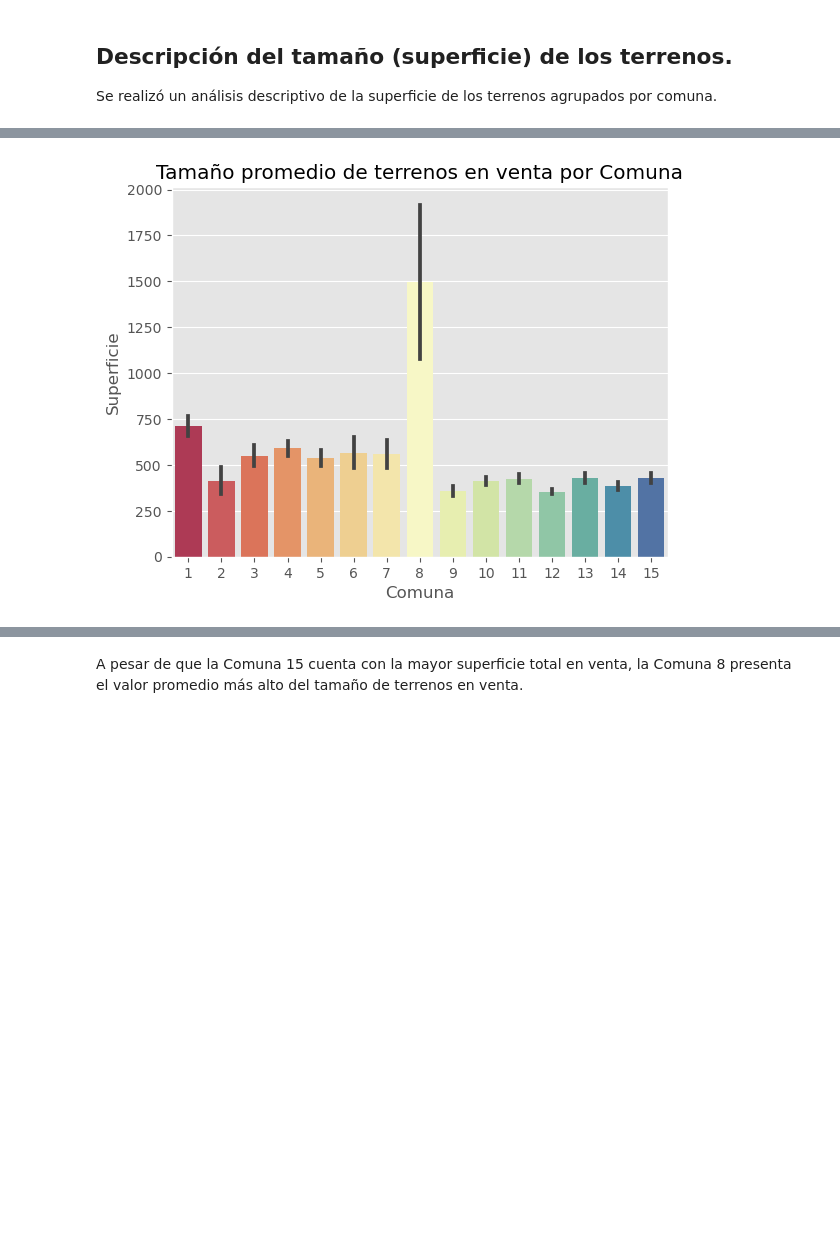
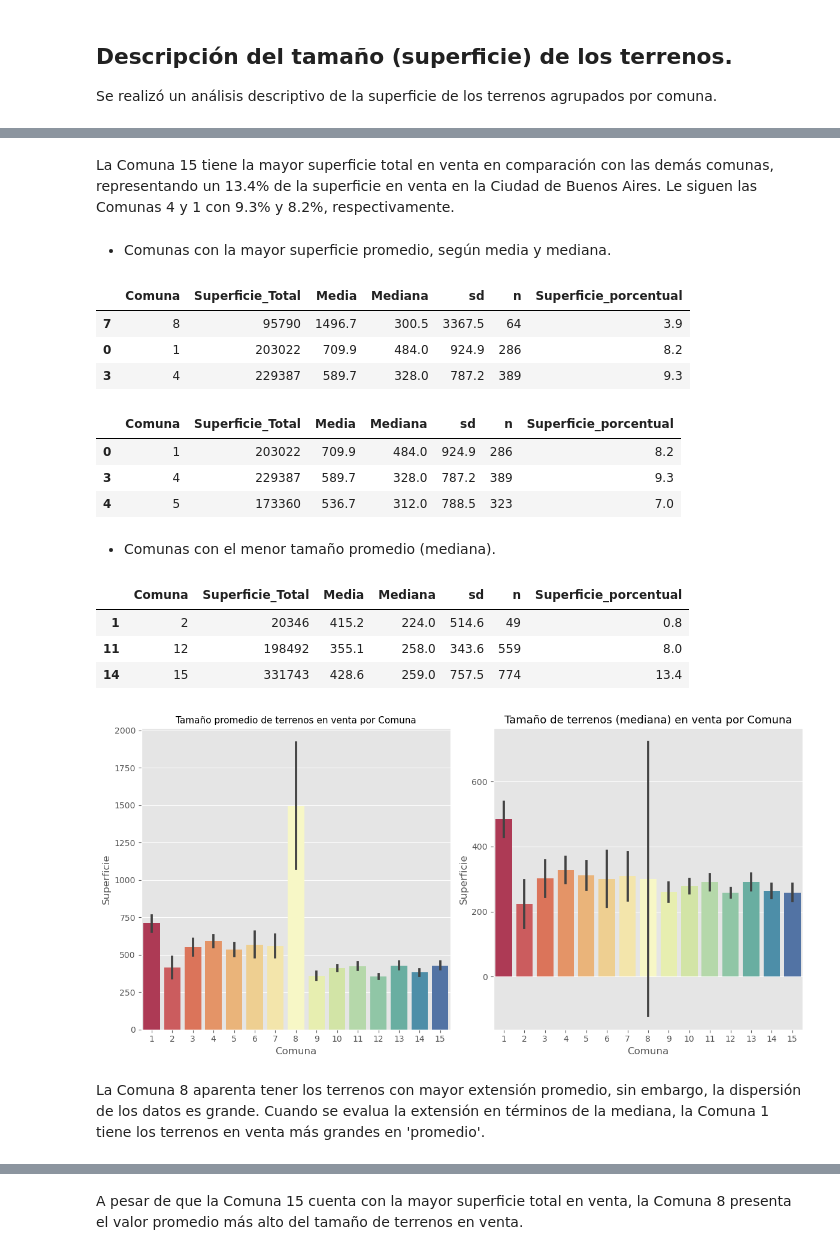
Before and after one commit to Sonia-deleo/Terrenos_CABA, a Jupyter notebook: Terrenos CABA_final.ipynb, the cells around one changed output, grey strips where cells are left out. Cells and saved outputs as stored; diff of their text form; code cells hidden in the pictures; blank space fills up the shorter version.

```diff
--- a/Terrenos CABA_final.ipynb
+++ b/Terrenos CABA_final.ipynb
@@ -313,11 +320,55 @@ array([ 8.2 ,  0.82,  7.66,  9.27,  7.  ,  4.49,  7.18,  3.87,  4.11,
+# %% [markdown]
+La Comuna 15 tiene la mayor superficie total en venta en comparación con las demás comunas, representando un 13.4% de la superficie en venta en la Ciudad de Buenos Aires.
+Le siguen las Comunas 4 y 1 con 9.3% y 8.2%, respectivamente.
+# %% [markdown]
+- Comunas con la mayor superficie promedio, según media y mediana.
+# %%
+comunas_df.sort_values(by='Media', ascending=False).head(3)
+# %% [output]
+|  | Comuna | Superficie_Total | Media | Mediana | sd | n | Superficie_porcentual |
+| 7 | 8 | 95790 | 1496.7 | 300.5 | 3367.5 | 64 | 3.9 |
+| 0 | 1 | 203022 | 709.9 | 484.0 | 924.9 | 286 | 8.2 |
+| 3 | 4 | 229387 | 589.7 | 328.0 | 787.2 | 389 | 9.3 |
+# %%
+comunas_df.sort_values(by='Mediana', ascending=False).head(3)
+# %% [output]
+|  | Comuna | Superficie_Total | Media | Mediana | sd | n | Superficie_porcentual |
+| 0 | 1 | 203022 | 709.9 | 484.0 | 924.9 | 286 | 8.2 |
+| 3 | 4 | 229387 | 589.7 | 328.0 | 787.2 | 389 | 9.3 |
+| 4 | 5 | 173360 | 536.7 | 312.0 | 788.5 | 323 | 7.0 |
+# %% [markdown]
+- Comunas con el menor tamaño promedio (mediana).
+# %%
+comunas_df.sort_values(by='Mediana', ascending=True).head(3)
+# %% [output]
+|  | Comuna | Superficie_Total | Media | Mediana | sd | n | Superficie_porcentual |
+| 1 | 2 | 20346 | 415.2 | 224.0 | 514.6 | 49 | 0.8 |
+| 11 | 12 | 198492 | 355.1 | 258.0 | 343.6 | 559 | 8.0 |
+| 14 | 15 | 331743 | 428.6 | 259.0 | 757.5 | 774 | 13.4 |
 # %%
+fig, ax = plt.subplots(1, 2,  figsize=(12,6))
+
 sns.barplot(df_dolar_f, x="Comuna", y="Superficie",
             estimator="mean",
             errorbar='se',
             palette=sns.color_palette('Spectral',15),
             fill=True,
-            width= 0.8)
-plt.title('Tamaño promedio de terrenos en venta por Comuna')
+            width= 0.8,
+            ax=ax[0])
+ax[0].set_title('Tamaño promedio de terrenos en venta por Comuna', fontsize=11)
+
+sns.barplot(df_dolar_f, x="Comuna", y="Superficie",
+            estimator="median",
+            errorbar='se',
+            palette=sns.color_palette('Spectral',15),
+            fill=True,
+            width= 0.8,
+            ax=ax[1])
+ax[1].set_title('Tamaño de terrenos (mediana) en venta por Comuna', fontsize=13)
+plt.tight_layout()
+
 plt.show()
 # %% [output]
-[figure, old version]
+[figure, new version]
+# %% [markdown]
+La Comuna 8 aparenta tener los terrenos con mayor extensión promedio, sin embargo, la dispersión de los datos es grande. Cuando se evalua la extensión en términos de la mediana, la Comuna 1 tiene los terrenos en venta más grandes en 'promedio'.
```
Also changed, not shown: parts of 17 cells of this notebook.
